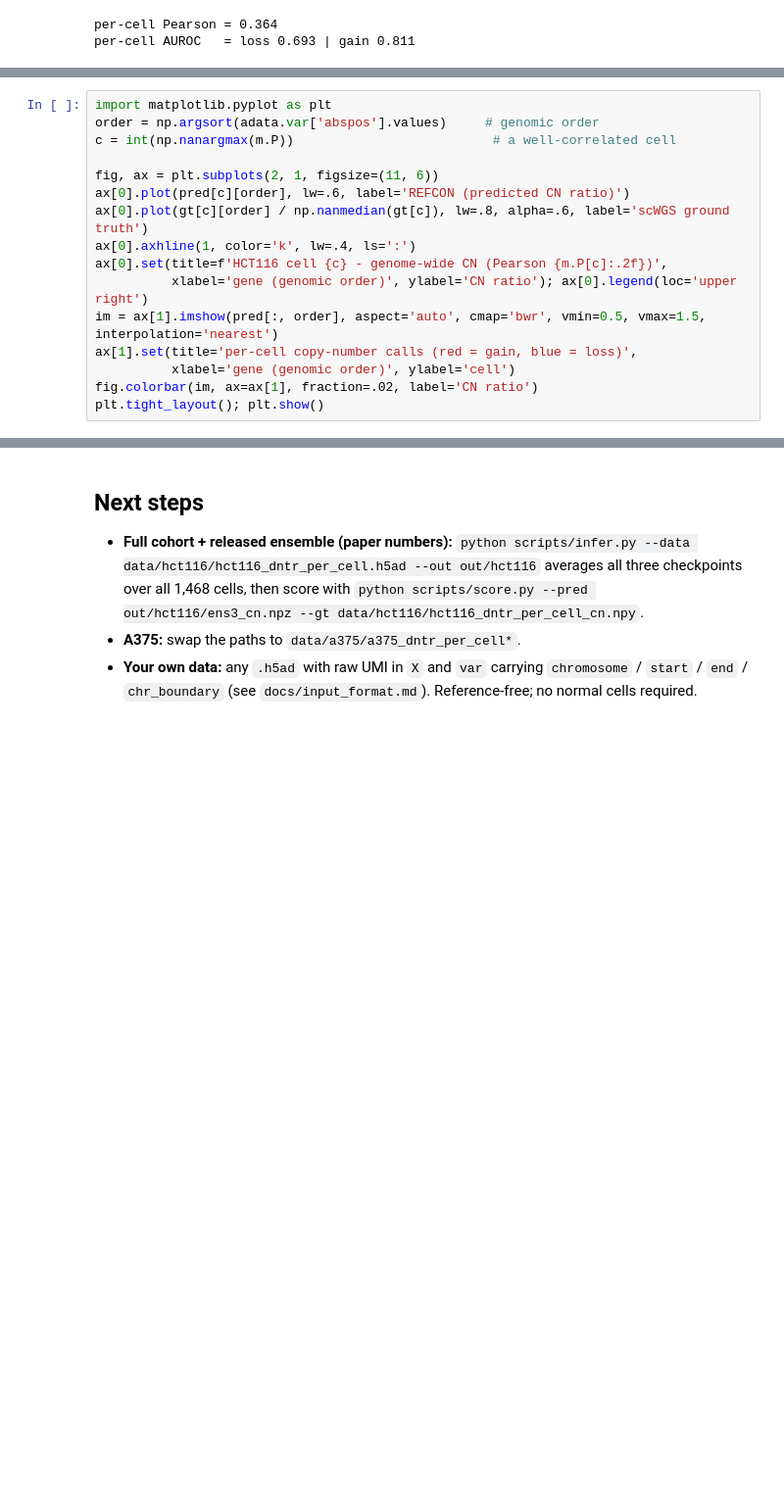
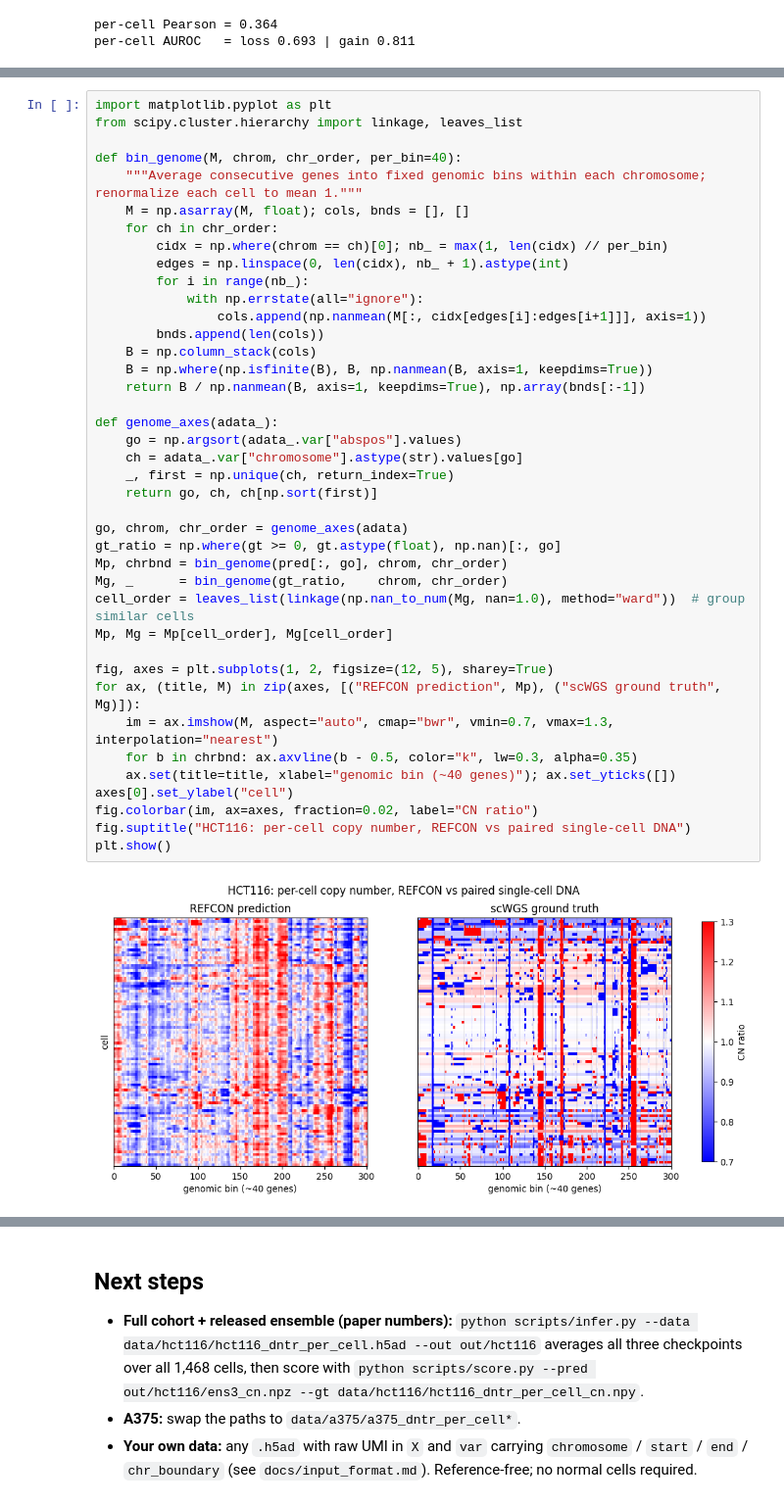
Before and after one commit to gencturkmert/REFCON, a Jupyter notebook: quickstart.ipynb, the cells around one changed output, grey strips where cells are left out. Shown at 98% size. Cells and saved outputs as stored; diff of their text form; blank space fills up the shorter version.

Commit message:
Quickstart: per-cell heatmap vs GT, plus conf-diploid detection and reference refinement (scONE)

```diff
--- a/quickstart.ipynb
+++ b/quickstart.ipynb
@@ -82,16 +79,0 @@ per-cell AUROC   = loss 0.693 | gain 0.811
-# %%
-import matplotlib.pyplot as plt
-order = np.argsort(adata.var['abspos'].values)     # genomic order
-c = int(np.nanargmax(m.P))                          # a well-correlated cell
-
-fig, ax = plt.subplots(2, 1, figsize=(11, 6))
-ax[0].plot(pred[c][order], lw=.6, label='REFCON (predicted CN ratio)')
-ax[0].plot(gt[c][order] / np.nanmedian(gt[c]), lw=.8, alpha=.6, label='scWGS ground truth')
-ax[0].axhline(1, color='k', lw=.4, ls=':')
-ax[0].set(title=f'HCT116 cell {c} - genome-wide CN (Pearson {m.P[c]:.2f})',
-          xlabel='gene (genomic order)', ylabel='CN ratio'); ax[0].legend(loc='upper right')
-im = ax[1].imshow(pred[:, order], aspect='auto', cmap='bwr', vmin=0.5, vmax=1.5, interpolation='nearest')
-ax[1].set(title='per-cell copy-number calls (red = gain, blue = loss)',
-          xlabel='gene (genomic order)', ylabel='cell')
-fig.colorbar(im, ax=ax[1], fraction=.02, label='CN ratio')
-plt.tight_layout(); plt.show()
@@ -99,0 +83,42 @@ plt.tight_layout(); plt.show()
+# %%
+import matplotlib.pyplot as plt
+from scipy.cluster.hierarchy import linkage, leaves_list
+
+def bin_genome(M, chrom, chr_order, per_bin=40):
+    """Average consecutive genes into fixed genomic bins within each chromosome; renormalize each cell to mean 1."""
+    M = np.asarray(M, float); cols, bnds = [], []
+    for ch in chr_order:
+        cidx = np.where(chrom == ch)[0]; nb_ = max(1, len(cidx) // per_bin)
+        edges = np.linspace(0, len(cidx), nb_ + 1).astype(int)
+        for i in range(nb_):
+            with np.errstate(all="ignore"):
+                cols.append(np.nanmean(M[:, cidx[edges[i]:edges[i+1]]], axis=1))
+        bnds.append(len(cols))
+    B = np.column_stack(cols)
+    B = np.where(np.isfinite(B), B, np.nanmean(B, axis=1, keepdims=True))
+    return B / np.nanmean(B, axis=1, keepdims=True), np.array(bnds[:-1])
+
+def genome_axes(adata_):
+    go = np.argsort(adata_.var["abspos"].values)
+    ch = adata_.var["chromosome"].astype(str).values[go]
+    _, first = np.unique(ch, return_index=True)
+    return go, ch, ch[np.sort(first)]
+
+go, chrom, chr_order = genome_axes(adata)
+gt_ratio = np.where(gt >= 0, gt.astype(float), np.nan)[:, go]
+Mp, chrbnd = bin_genome(pred[:, go], chrom, chr_order)
+Mg, _      = bin_genome(gt_ratio,    chrom, chr_order)
+cell_order = leaves_list(linkage(np.nan_to_num(Mg, nan=1.0), method="ward"))  # group similar cells
+Mp, Mg = Mp[cell_order], Mg[cell_order]
+
+fig, axes = plt.subplots(1, 2, figsize=(12, 5), sharey=True)
+for ax, (title, M) in zip(axes, [("REFCON prediction", Mp), ("scWGS ground truth", Mg)]):
+    im = ax.imshow(M, aspect="auto", cmap="bwr", vmin=0.7, vmax=1.3, interpolation="nearest")
+    for b in chrbnd: ax.axvline(b - 0.5, color="k", lw=0.3, alpha=0.35)
+    ax.set(title=title, xlabel="genomic bin (~40 genes)"); ax.set_yticks([])
+axes[0].set_ylabel("cell")
+fig.colorbar(im, ax=axes, fraction=0.02, label="CN ratio")
+fig.suptitle("HCT116: per-cell copy number, REFCON vs paired single-cell DNA")
+plt.show()
+# %% [output]
+[figure, added]
```
Also changed, not shown: parts of 12 cells of this notebook.
